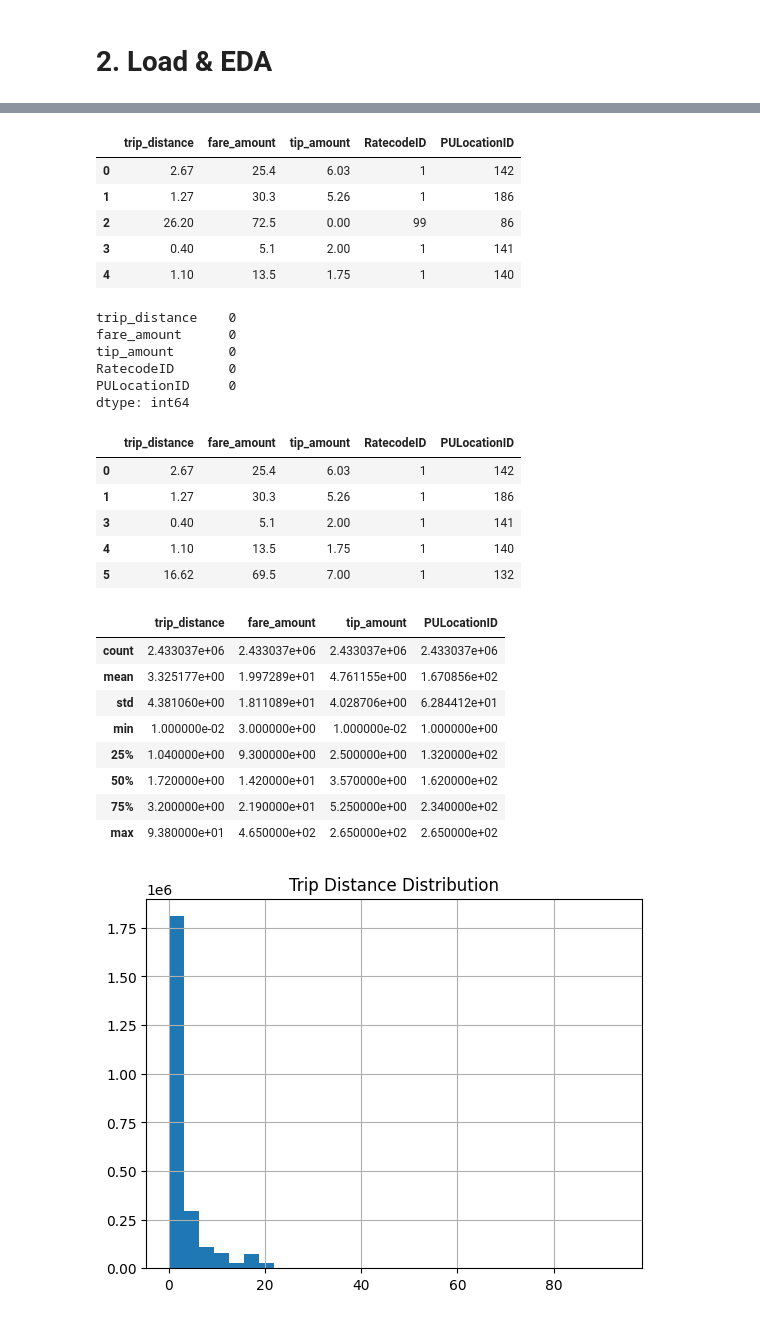
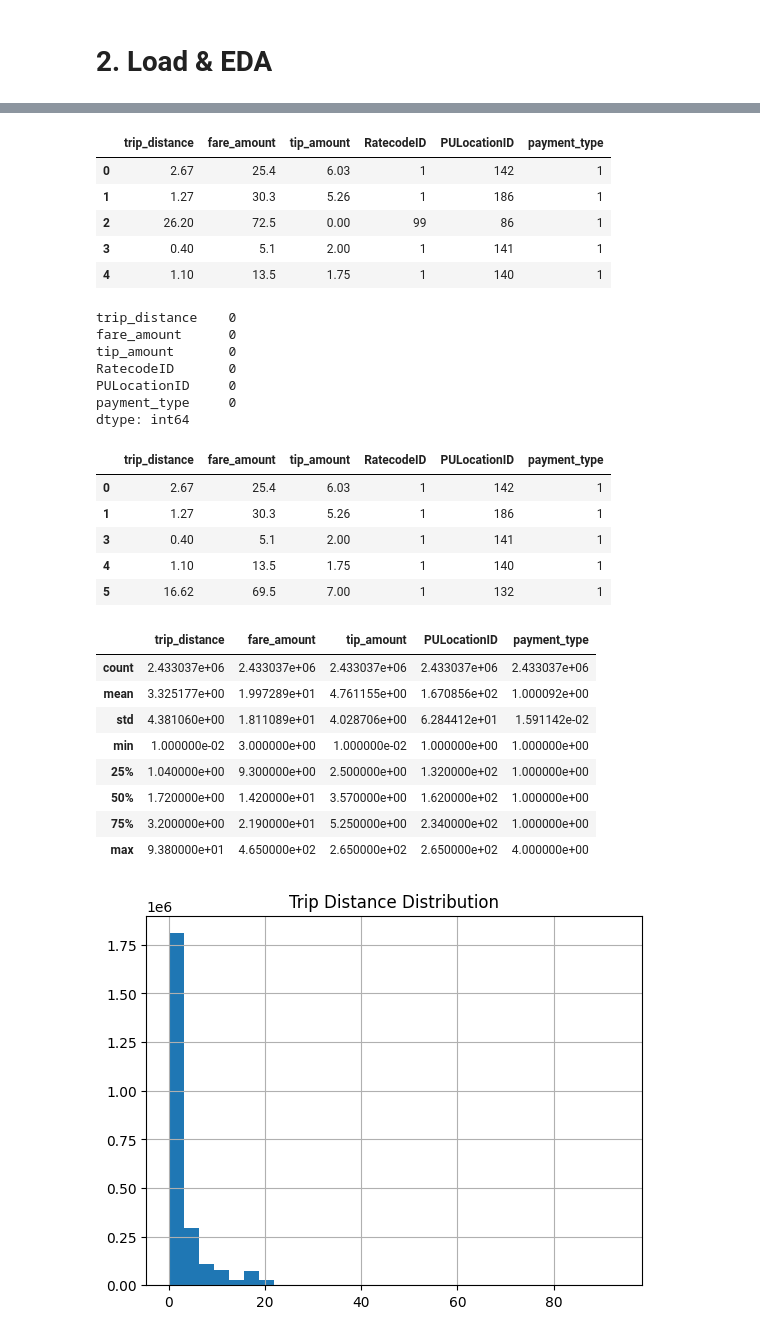
Before and after one commit to aprilgozib/machine_learning, a Jupyter notebook: notebooks/clustering_taxi.ipynb, the cells around one changed output, grey strips where cells are left out. Saved outputs shown, nothing was run; the diff lists cells and outputs as text; code cells hidden in the pictures.

```diff
--- a/notebooks/clustering_taxi.ipynb
+++ b/notebooks/clustering_taxi.ipynb
@@ -21,16 +21,16 @@ df.head()
 | 3 | 1 | 2025-09-11 12:27:37.000000 | 2025-09-11 12:31:27.000000 | 1 | 0.40 | 1 | ... |
 | 4 | 1 | 2025-09-11 12:36:09.000000 | 2025-09-11 12:51:53.000000 | 2 | 1.10 | 1 | ... |
 # %%
-cols = ['trip_distance', 'fare_amount', 'tip_amount', 'RatecodeID', 'PULocationID']
+cols = ['trip_distance', 'fare_amount', 'tip_amount', 'RatecodeID', 'PULocationID', 'payment_type']
 df = df[cols]
 df.head()
 # %% [output]
-|  | trip_distance | fare_amount | tip_amount | RatecodeID | PULocationID |
-| 0 | 2.67 | 25.4 | 6.03 | 1 | 142 |
-| 1 | 1.27 | 30.3 | 5.26 | 1 | 186 |
-| 2 | 26.20 | 72.5 | 0.00 | 99 | 86 |
-| 3 | 0.40 | 5.1 | 2.00 | 1 | 141 |
-| 4 | 1.10 | 13.5 | 1.75 | 1 | 140 |
+|  | trip_distance | fare_amount | tip_amount | RatecodeID | PULocationID | payment_type |
+| 0 | 2.67 | 25.4 | 6.03 | 1 | 142 | 1 |
+| 1 | 1.27 | 30.3 | 5.26 | 1 | 186 | 1 |
+| 2 | 26.20 | 72.5 | 0.00 | 99 | 86 | 1 |
+| 3 | 0.40 | 5.1 | 2.00 | 1 | 141 | 1 |
+| 4 | 1.10 | 13.5 | 1.75 | 1 | 140 | 1 |
 # %%
 df.isna().sum()
 # %% [output]
@@ -39,6 +39,7 @@ fare_amount      0
 tip_amount       0
 RatecodeID       0
 PULocationID     0
+payment_type     0
 dtype: int64
 # %%
 df = df[(df['trip_distance'] > 0) & (df['trip_distance'] < 100)]
@@ -48,24 +49,24 @@ df = df[df['RatecodeID'].isin([1,2,3,4,5,6])]
 df = df[(df['PULocationID'] >= 1) & (df['PULocationID'] <= 265)]
 df.head()
 # %% [output]
-|  | trip_distance | fare_amount | tip_amount | RatecodeID | PULocationID |
-| 0 | 2.67 | 25.4 | 6.03 | 1 | 142 |
-| 1 | 1.27 | 30.3 | 5.26 | 1 | 186 |
-| 3 | 0.40 | 5.1 | 2.00 | 1 | 141 |
-| 4 | 1.10 | 13.5 | 1.75 | 1 | 140 |
-| 5 | 16.62 | 69.5 | 7.00 | 1 | 132 |
+|  | trip_distance | fare_amount | tip_amount | RatecodeID | PULocationID | payment_type |
+| 0 | 2.67 | 25.4 | 6.03 | 1 | 142 | 1 |
+| 1 | 1.27 | 30.3 | 5.26 | 1 | 186 | 1 |
+| 3 | 0.40 | 5.1 | 2.00 | 1 | 141 | 1 |
+| 4 | 1.10 | 13.5 | 1.75 | 1 | 140 | 1 |
+| 5 | 16.62 | 69.5 | 7.00 | 1 | 132 | 1 |
 # %%
 df.describe()
 # %% [output]
-|  | trip_distance | fare_amount | tip_amount | PULocationID |
-| count | 2.433037e+06 | 2.433037e+06 | 2.433037e+06 | 2.433037e+06 |
-| mean | 3.325177e+00 | 1.997289e+01 | 4.761155e+00 | 1.670856e+02 |
-| std | 4.381060e+00 | 1.811089e+01 | 4.028706e+00 | 6.284412e+01 |
-| min | 1.000000e-02 | 3.000000e+00 | 1.000000e-02 | 1.000000e+00 |
-| 25% | 1.040000e+00 | 9.300000e+00 | 2.500000e+00 | 1.320000e+02 |
-| 50% | 1.720000e+00 | 1.420000e+01 | 3.570000e+00 | 1.620000e+02 |
-| 75% | 3.200000e+00 | 2.190000e+01 | 5.250000e+00 | 2.340000e+02 |
-| max | 9.380000e+01 | 4.650000e+02 | 2.650000e+02 | 2.650000e+02 |
+|  | trip_distance | fare_amount | tip_amount | PULocationID | payment_type |
+| count | 2.433037e+06 | 2.433037e+06 | 2.433037e+06 | 2.433037e+06 | 2.433037e+06 |
+| mean | 3.325177e+00 | 1.997289e+01 | 4.761155e+00 | 1.670856e+02 | 1.000092e+00 |
+| std | 4.381060e+00 | 1.811089e+01 | 4.028706e+00 | 6.284412e+01 | 1.591142e-02 |
+| min | 1.000000e-02 | 3.000000e+00 | 1.000000e-02 | 1.000000e+00 | 1.000000e+00 |
+| 25% | 1.040000e+00 | 9.300000e+00 | 2.500000e+00 | 1.320000e+02 | 1.000000e+00 |
+| 50% | 1.720000e+00 | 1.420000e+01 | 3.570000e+00 | 1.620000e+02 | 1.000000e+00 |
+| 75% | 3.200000e+00 | 2.190000e+01 | 5.250000e+00 | 2.340000e+02 | 1.000000e+00 |
+| max | 9.380000e+01 | 4.650000e+02 | 2.650000e+02 | 2.650000e+02 | 4.000000e+00 |
 # %%
 import matplotlib.pyplot as plt
 
```
Also changed, not shown: parts of 10 cells of this notebook.
